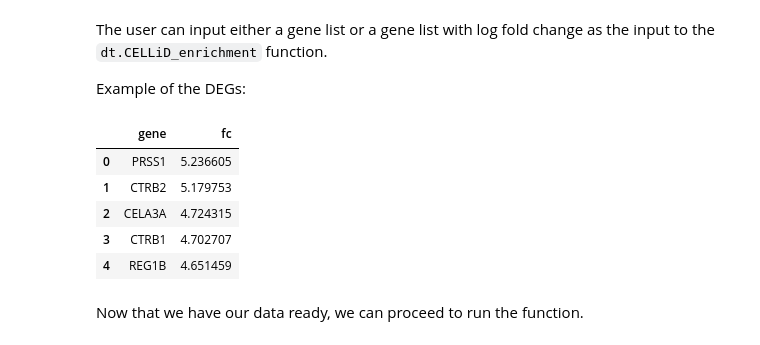
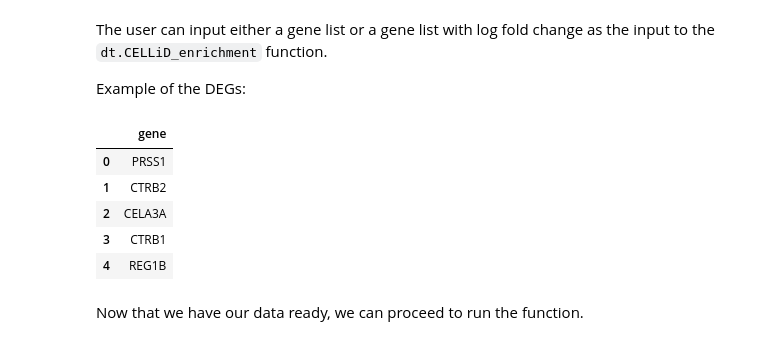
Before and after one commit to JinmiaoChenLab/DISCOtoolkit_py, a Jupyter notebook: docs/scEnrichment.ipynb, the cells around one changed output. Drawn from its saved outputs; the diff is of its cells as text; code cells hidden in the pictures.

```diff
--- a/docs/scEnrichment.ipynb
+++ b/docs/scEnrichment.ipynb
@@ -37,21 +37,21 @@ Example of the DEGs:
 # %%
 # testing DEG from DEGs of acinar cell(Peng, Junya et al.)
 # Reference is in DISCO website
 
 test_genes = {"gene":["PRSS1", "CTRB2", "CELA3A", "CTRB1", "REG1B", "CLPS", "CPB1", "CPA1", "PLA2G1B", "REG3A", "CTRC"],
-              "fc":[5.236605052, 5.179753462, 4.724315075, 4.702706704, 4.65145949, 4.513887613, 4.351968886, 4.311988687, 4.272185339, 4.253882194, 4.208933992]
+            #   "fc":[5.236605052, 5.179753462, 4.724315075, 4.702706704, 4.65145949, 4.513887613, 4.351968886, 4.311988687, 4.272185339, 4.253882194, 4.208933992]
               }
 
 deg_df = pd.DataFrame(test_genes)
 
 deg_df.head()
 # %% [output]
-|  | gene | fc |
-| 0 | PRSS1 | 5.236605 |
-| 1 | CTRB2 | 5.179753 |
-| 2 | CELA3A | 4.724315 |
-| 3 | CTRB1 | 4.702707 |
-| 4 | REG1B | 4.651459 |
+|  | gene |
+| 0 | PRSS1 |
+| 1 | CTRB2 |
+| 2 | CELA3A |
+| 3 | CTRB1 |
+| 4 | REG1B |
 # %% [markdown]
 Now that we have our data ready, we can proceed to run the function.
 # %%
```
Also changed, not shown: parts of 3 cells of this notebook, 7 other files.
